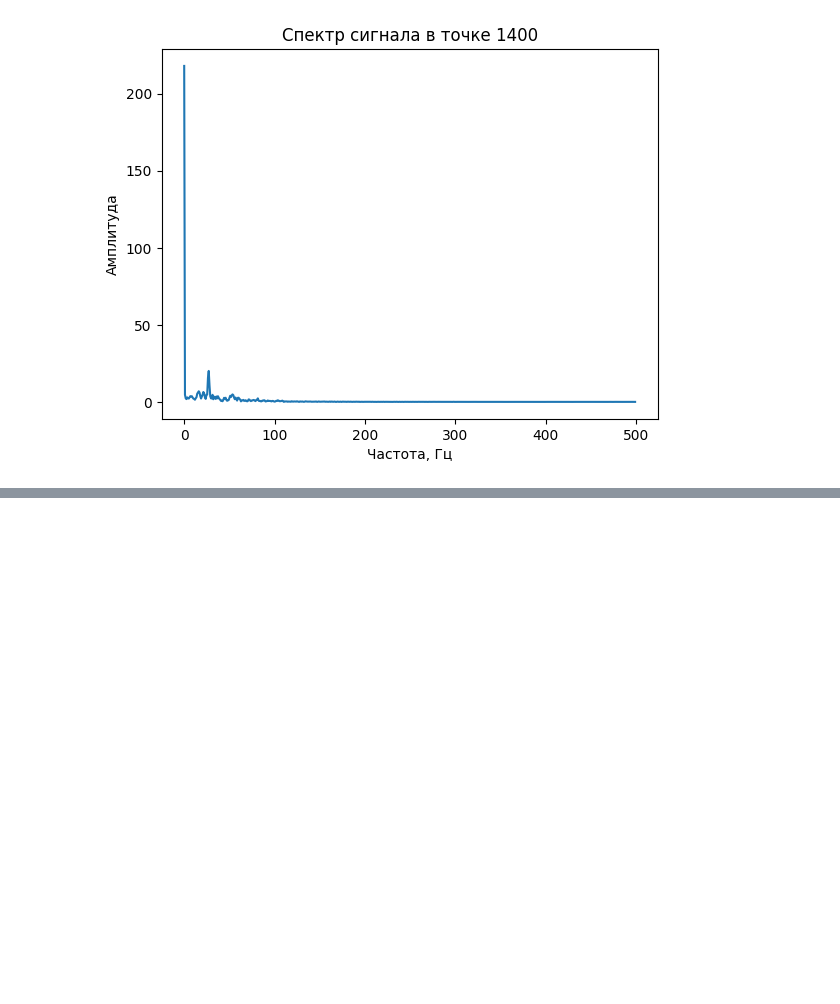
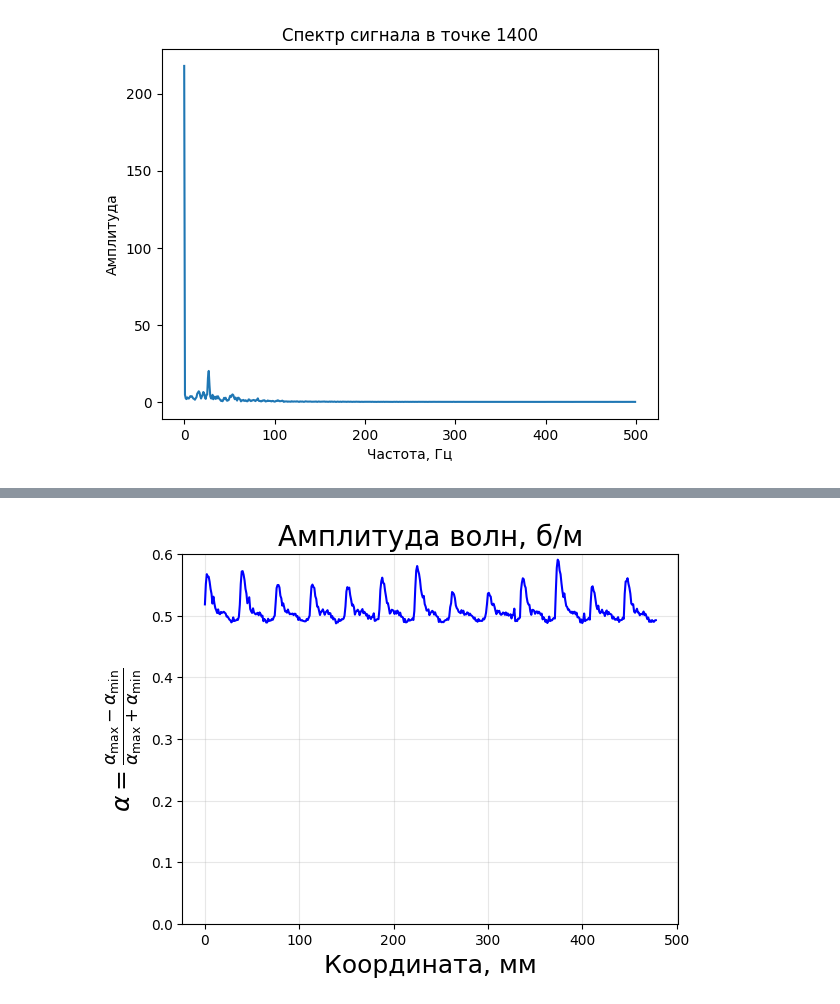
Before and after one commit to UlyanaGru/Fourier, a Jupyter notebook: test.ipynb, the cells around one changed output, grey strips where cells are left out. Saved outputs shown, nothing was run; the diff lists cells and outputs as text; code cells hidden in the pictures; blank space fills up the shorter version.

```diff
--- a/test.ipynb
+++ b/test.ipynb
@@ -464,0 +498,16 @@ for point in test_points:
+# %%
+data = pd.read_csv(filename, sep=',', header=1, low_memory=False)
+data_slice = np.copy(data[data['Time']>0.7].iloc[:,1:])
+max_val = np.max(data_slice, axis=1, keepdims=False)
+min_val = np.min(data_slice, axis=1, keepdims=False)
+ampl_waves = (max_val-min_val)/(min_val+max_val)
+x_coords = np.arange(0, len(ampl_waves), 1)
+plt.plot(x_coords, ampl_waves, 'b-')
+plt.ylim(0,0.6)
+plt.xlabel('Координата, мм', fontsize=18)
+plt.ylabel(r'$\alpha = \frac{\alpha_{\max} - \alpha_{\min}}{\alpha_{\max} + \alpha_{\min}}$', fontsize=18)
+plt.grid(True, alpha=0.3)
+plt.title(f'Амплитуда волн, б/м', fontsize=20)
+plt.show()
+# %% [output]
+[figure, added]
```
Also changed, not shown: parts of 4 cells of this notebook, 1 other file.
